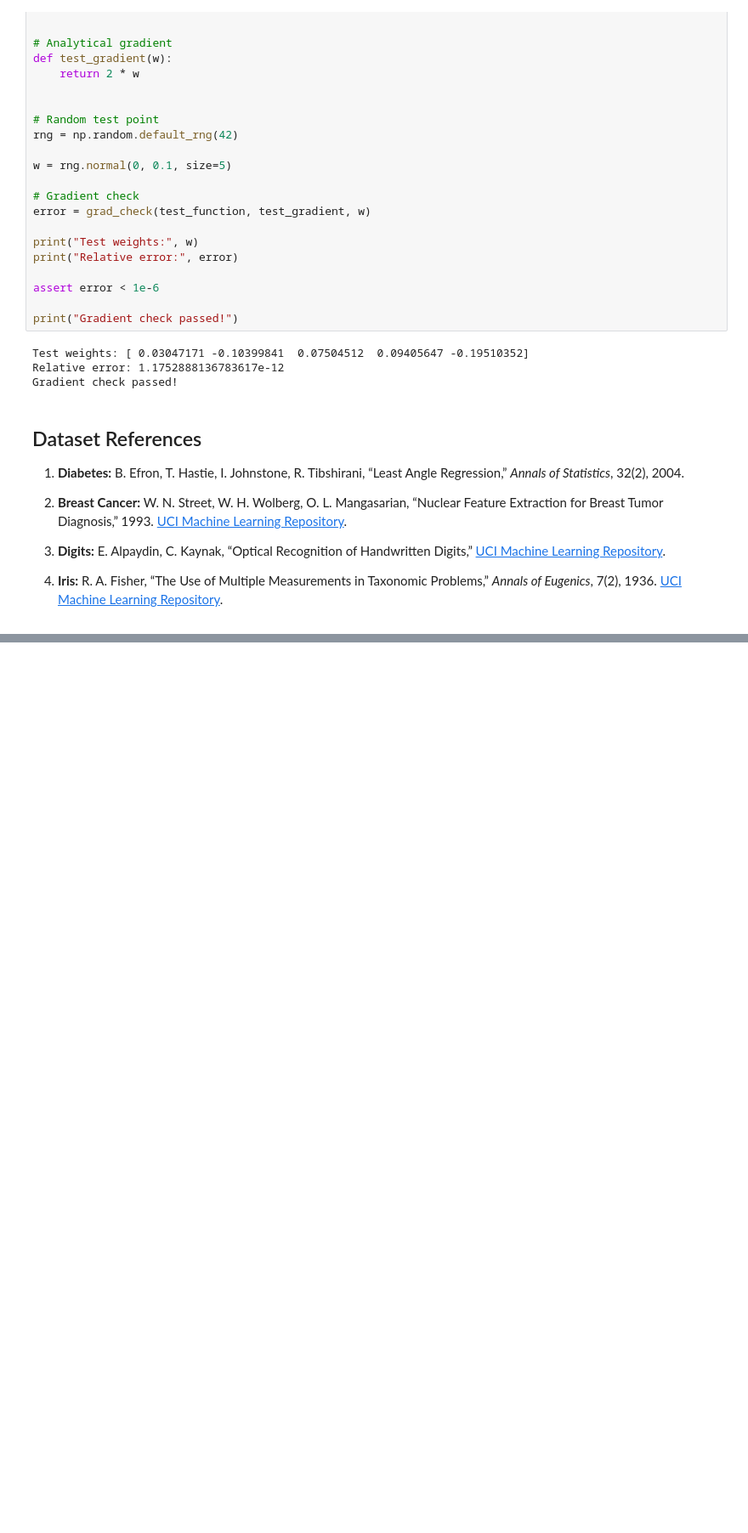
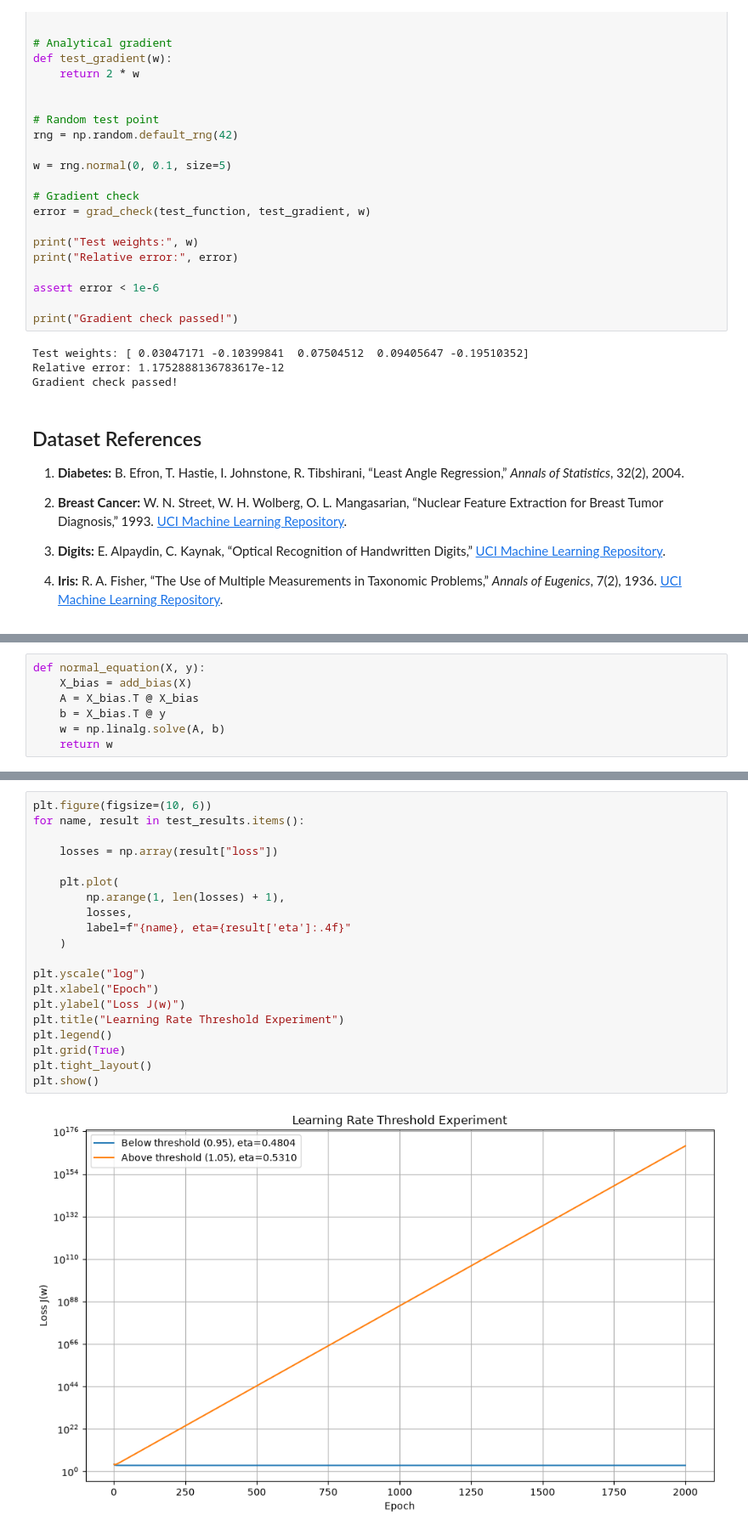
Before and after one commit to yosuefelshref-commits/ML_Assignment_2, a Jupyter notebook: Assignment_2.ipynb, the cells around one changed output, grey strips where cells are left out. Shown at 85% size. Saved outputs shown, nothing was run; the diff lists cells and outputs as text; blank space fills up the shorter version.

```diff
--- a/Assignment_2.ipynb
+++ b/Assignment_2.ipynb
@@ -503,0 +506,7 @@ Gradient check passed!
+# %%
+def normal_equation(X, y):
+    X_bias = add_bias(X)
+    A = X_bias.T @ X_bias
+    b = X_bias.T @ y
+    w = np.linalg.solve(A, b)
+    return w
@@ -503,0 +793,22 @@ Gradient check passed!
+# %%
+plt.figure(figsize=(10, 6))
+for name, result in test_results.items():
+
+    losses = np.array(result["loss"])
+
+    plt.plot(
+        np.arange(1, len(losses) + 1),
+        losses,
+        label=f"{name}, eta={result['eta']:.4f}"
+    )
+
+plt.yscale("log")
+plt.xlabel("Epoch")
+plt.ylabel("Loss J(w)")
+plt.title("Learning Rate Threshold Experiment")
+plt.legend()
+plt.grid(True)
+plt.tight_layout()
+plt.show()
+# %% [output]
+[figure, added]
```
Also changed, not shown: parts of 43 cells of this notebook.
